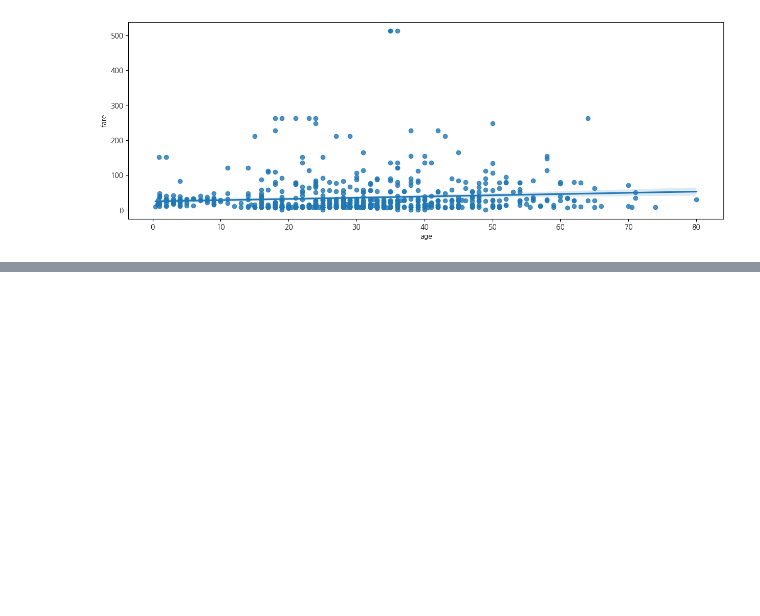
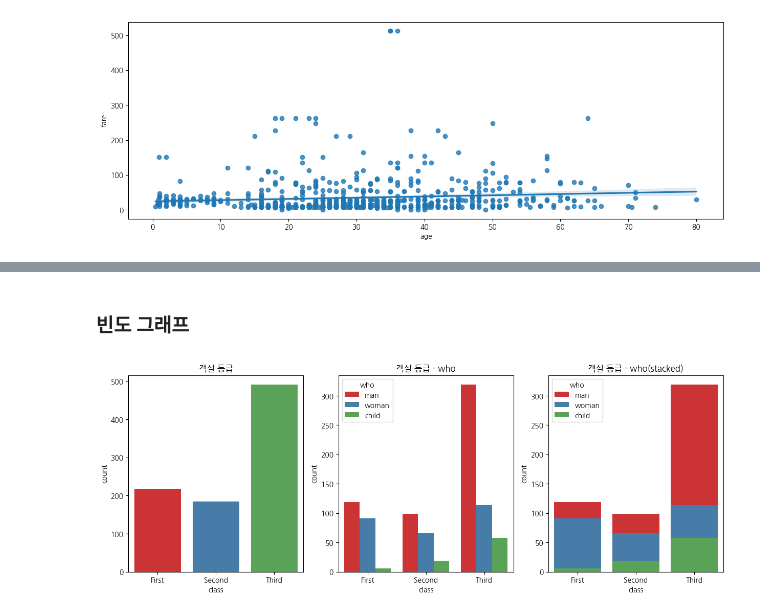
Before and after one commit to gikpreet/class-data_analysis, a Jupyter notebook: 05_Data_Visualization/code/module05.ipynb, the cells around one changed output, grey strips where cells are left out. Saved outputs shown, nothing was run; the diff lists cells and outputs as text; code cells hidden in the pictures; blank space fills up the shorter version.

```diff
--- a/05_Data_Visualization/code/module05.ipynb
+++ b/05_Data_Visualization/code/module05.ipynb
@@ -330,0 +400,19 @@ sns.regplot(x='age',y='fare',data=df_titanic)
+# %% [markdown]
+### 빈도 그래프
+# %%
+fig = plt.figure(figsize=(15,5))
+ax1 = fig.add_subplot(1,3,1)
+ax2 = fig.add_subplot(1,3,2)
+ax3 = fig.add_subplot(1,3,3)
+
+sns.countplot(x='class', palette='Set1',data=df_titanic, ax=ax1)
+sns.countplot(x='class', hue='who', palette='Set1',data=df_titanic, ax=ax2)
+sns.countplot(x='class', hue='who', palette='Set1',dodge=False,data=df_titanic, ax=ax3)
+
+ax1.set_title('객실 등급')
+ax2.set_title('객실 등급 - who')
+ax3.set_title('객실 등급 - who(stacked)')
+
+plt.show()
+# %% [output]
+[figure, added]
```
Also changed, not shown: parts of 17 cells of this notebook, 7 other files.
